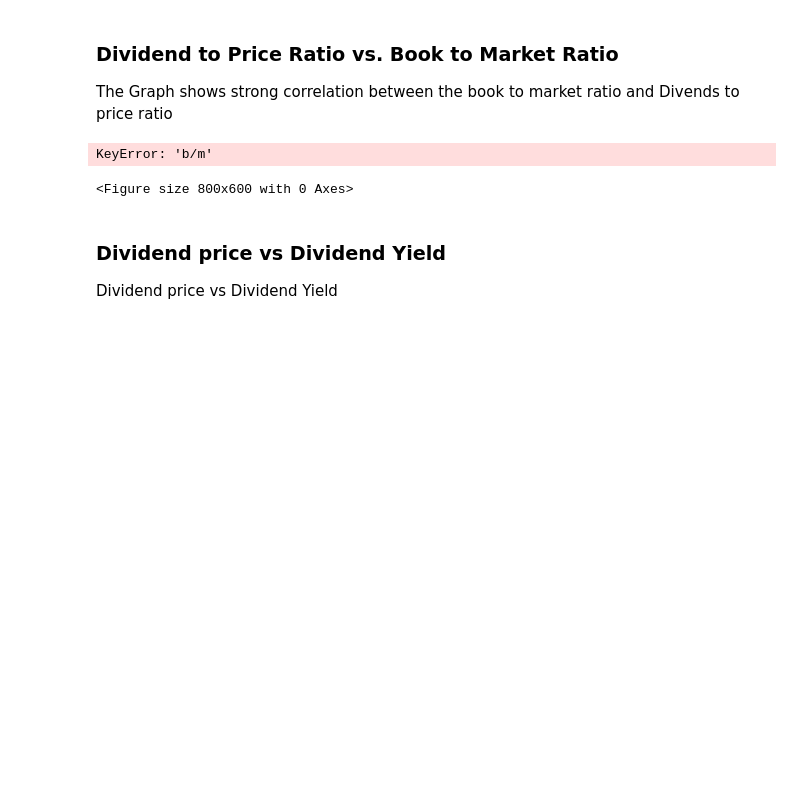
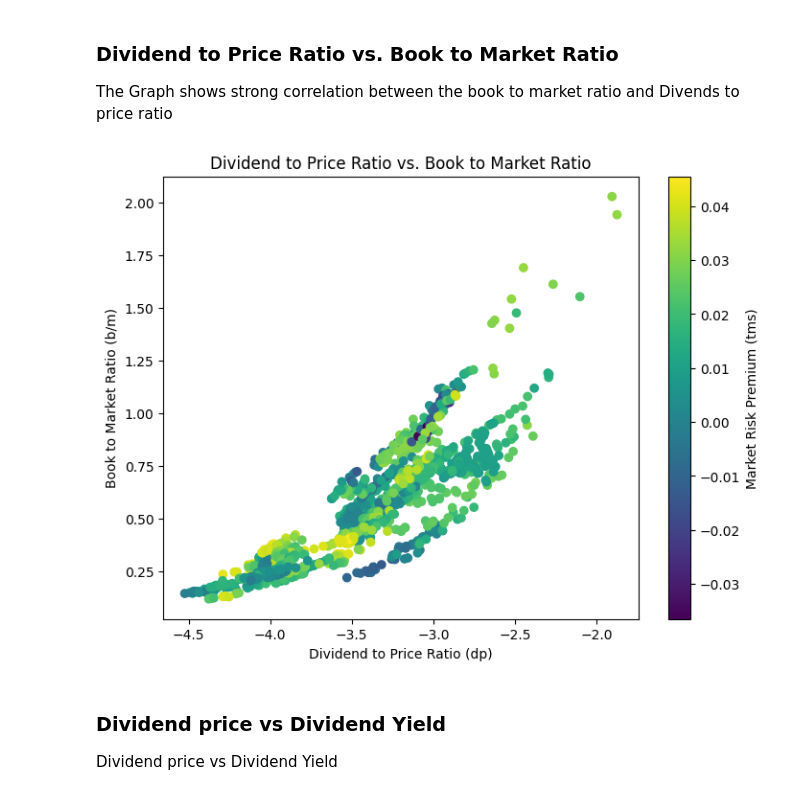
Before and after one commit to demilade27/Predicting-Monthly-Excess-Returns-of-Market-Index, a Jupyter notebook: Predicting_Monthly_Excess_Returns_of_Market_Index.ipynb, the cells around one changed output. Drawn from its saved outputs; the diff is of its cells as text; code cells hidden in the pictures; blank space fills up the shorter version.

```diff
--- a/Predicting_Monthly_Excess_Returns_of_Market_Index.ipynb
+++ b/Predicting_Monthly_Excess_Returns_of_Market_Index.ipynb
@@ -600,14 +607,13 @@ plt.show()
 The Graph shows strong correlation between the book to market ratio and Divends to price ratio
 # %%
 plt.figure(figsize=(8, 6))
-plt.scatter(DF_FINAL['dp'], df['b/m'], c=DF_FINAL['tms'], cmap='viridis')
+plt.scatter(DF_FINAL['dp'], DF_FINAL['b/m'], c=DF_FINAL['tms'], cmap='viridis')
 plt.xlabel('Dividend to Price Ratio (dp)')
 plt.ylabel('Book to Market Ratio (b/m)')
 plt.title('Dividend to Price Ratio vs. Book to Market Ratio')
 _ = plt.colorbar(label='Market Risk Premium (tms)')
 # %% [output]
-KeyError: 'b/m'
-<Figure size 800x600 with 0 Axes>
+[figure, added]
 # %% [markdown]
 ### Dividend price vs Dividend Yield
 Dividend price vs Dividend Yield
```
Also changed, not shown: parts of 14 cells of this notebook.
